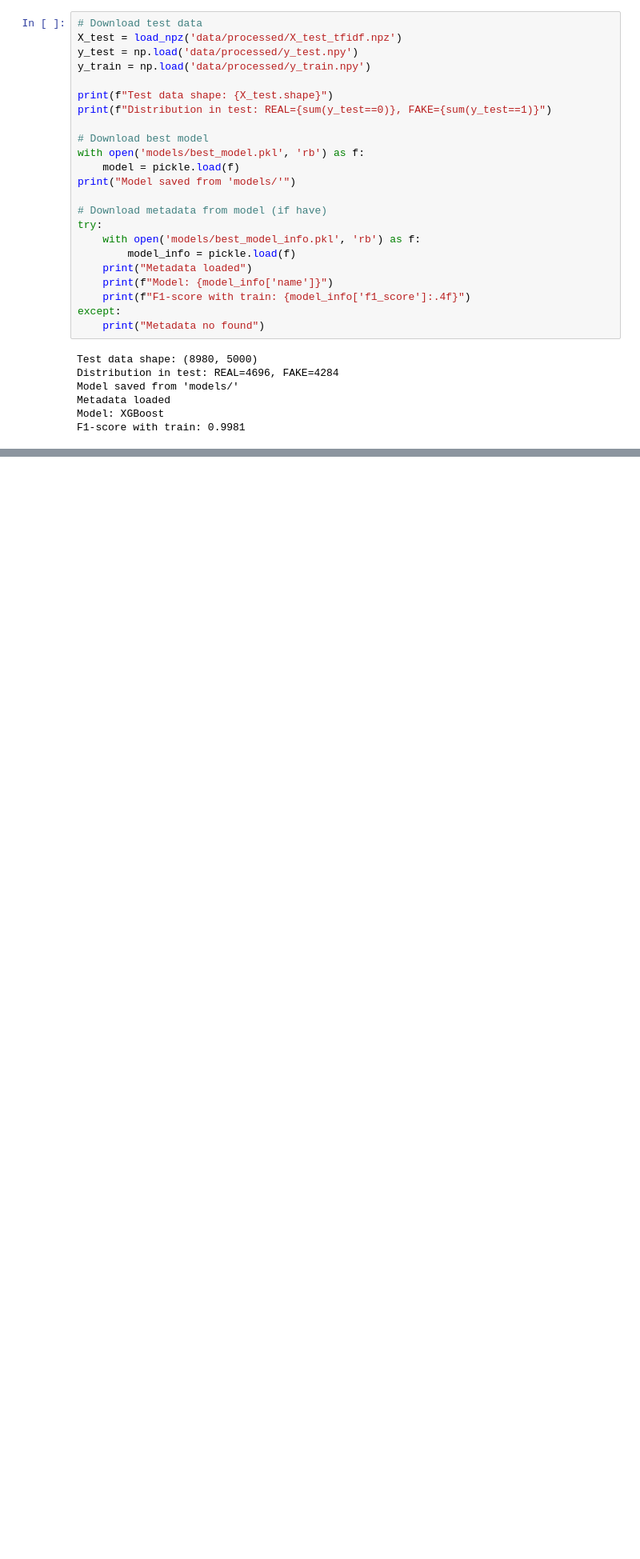
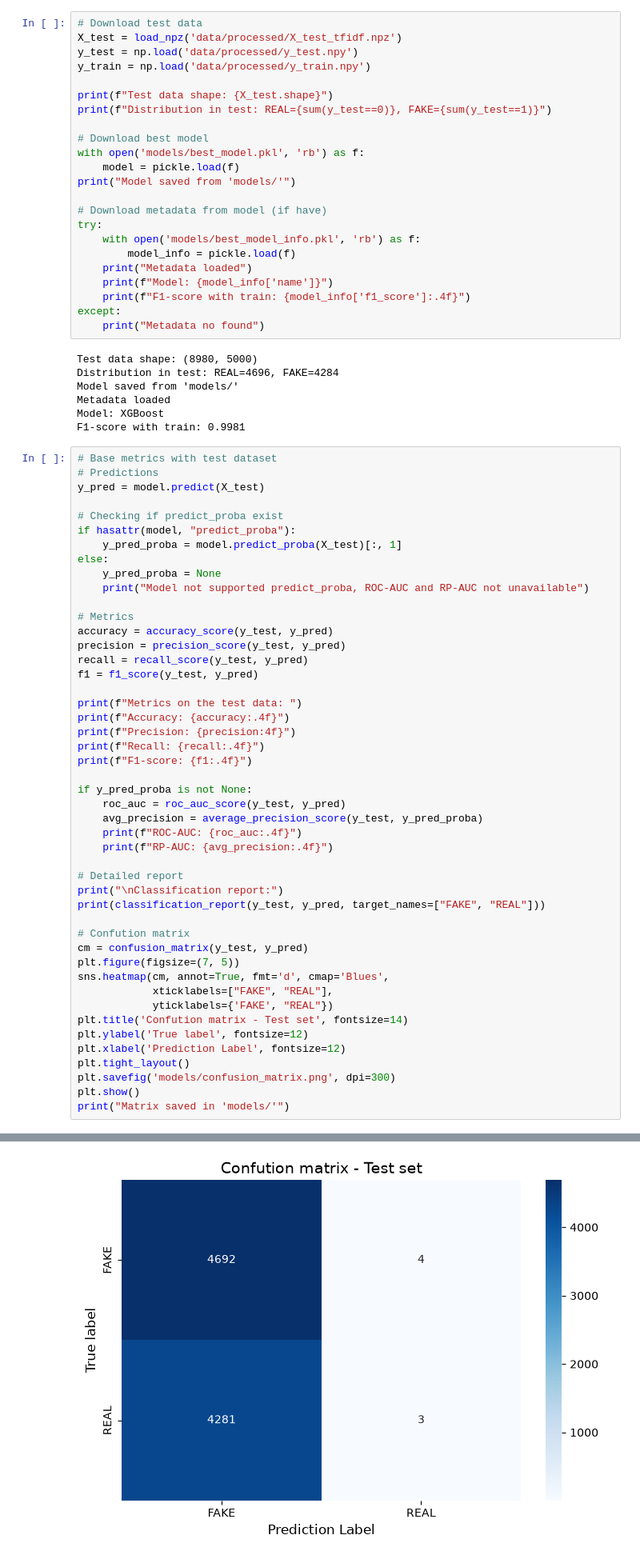
Before and after one commit to ayurckov/definition-of-fake-news, a Jupyter notebook: evaluation.ipynb, the cells around one changed output, grey strips where cells are left out. Shown at 80% size. Cells and saved outputs as stored; diff of their text form; blank space fills up the shorter version.

```diff
--- a/evaluation.ipynb
+++ b/evaluation.ipynb
@@ -56,3 +56,51 @@ Model saved from 'models/'
 Metadata loaded
 Model: XGBoost
 F1-score with train: 0.9981
+# %%
+# Base metrics with test dataset
+# Predictions
+y_pred = model.predict(X_test)
+
+# Checking if predict_proba exist
+if hasattr(model, "predict_proba"):
+    y_pred_proba = model.predict_proba(X_test)[:, 1]
+else:
+    y_pred_proba = None
+    print("Model not supported predict_proba, ROC-AUC and RP-AUC not unavailable")
+
+# Metrics
+accuracy = accuracy_score(y_test, y_pred)
+precision = precision_score(y_test, y_pred)
+recall = recall_score(y_test, y_pred)
+f1 = f1_score(y_test, y_pred)
+
+print(f"Metrics on the test data: ")
+print(f"Accuracy: {accuracy:.4f}")
+print(f"Precision: {precision:4f}")
+print(f"Recall: {recall:.4f}")
+print(f"F1-score: {f1:.4f}")
+
+if y_pred_proba is not None:
+    roc_auc = roc_auc_score(y_test, y_pred)
+    avg_precision = average_precision_score(y_test, y_pred_proba)
+    print(f"ROC-AUC: {roc_auc:.4f}")
+    print(f"RP-AUC: {avg_precision:.4f}")
+
+# Detailed report
+print("\nClassification report:")
+print(classification_report(y_test, y_pred, target_names=["FAKE", "REAL"]))
+
+# Confution matrix
+cm = confusion_matrix(y_test, y_pred)
+plt.figure(figsize=(7, 5))
+sns.heatmap(cm, annot=True, fmt='d', cmap='Blues',
+            xticklabels=["FAKE", "REAL"],
+            yticklabels={'FAKE', "REAL"})
+plt.title('Confution matrix - Test set', fontsize=14)
+plt.ylabel('True label', fontsize=12)
+plt.xlabel('Prediction Label', fontsize=12)
+plt.tight_layout()
+plt.savefig('models/confusion_matrix.png', dpi=300)
+plt.show()
+print("Matrix saved in 'models/'")
+# %% [output]
@@ -58,0 +124 @@ F1-score with train: 0.9981
+[figure, added]
```
Also changed, not shown: parts of 2 cells of this notebook.
